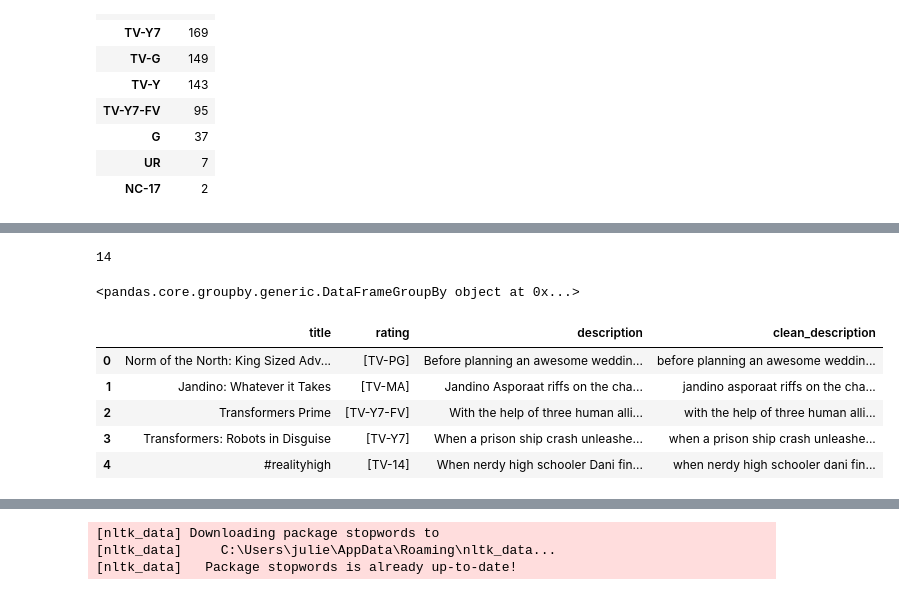
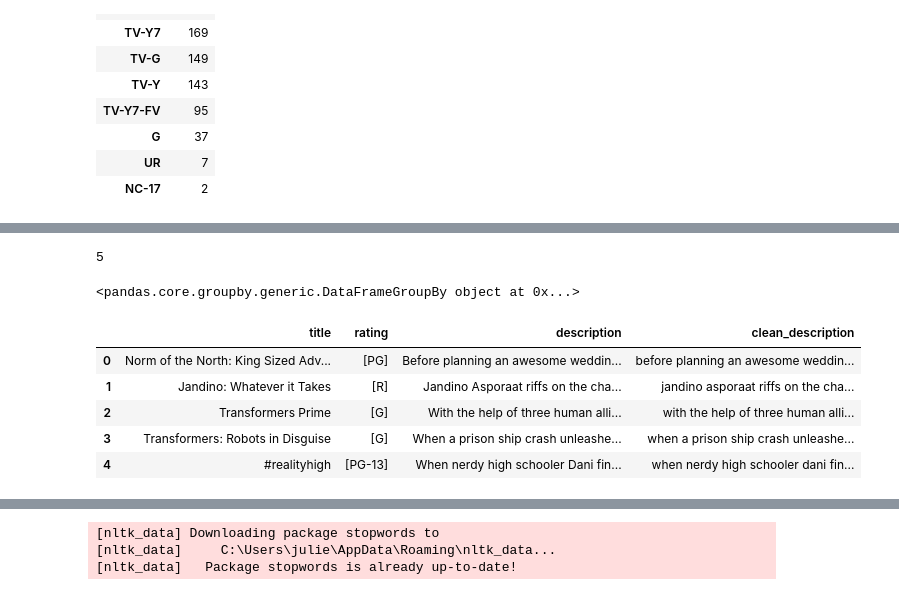
Before and after one commit to HaifaNajdawi/The_big_chill, a Jupyter notebook: static/data/Description Rating_model.ipynb, the cells around one changed output, grey strips where cells are left out. Drawn from its saved outputs; the diff is of its cells as text; code cells hidden in the pictures.

```diff
--- a/static/data/Description Rating_model.ipynb
+++ b/static/data/Description Rating_model.ipynb
@@ -48,3 +48,7 @@ ratings_df
 | G | 37 |
 | UR | 7 |
 | NC-17 | 2 |
+# %%
+# NR and UR are essentially null data -- there is no rating -- so drop those records
+rated_movies_list = movies_list.drop(movies_list[(movies_list['rating'] == 'NR') | (movies_list['rating'] == 'UR')].index)
+rated_movies_list
@@ -51,6 +69,15 @@ ratings_df
+# %%
+# Consolidate ratings to eliminate close matches and improve predictive model
+rated_movies_list.replace(regex={'TV-MA': 'R'}, inplace=True)
+rated_movies_list.replace(to_replace ="TV-14",
+                 value ="PG-13", inplace=True)
+rated_movies_list.replace(to_replace =["TV-Y7","TV-G","TV-Y","TV-Y7-FV"],
+                 value ="G", inplace=True)
+rated_movies_list.replace(to_replace ="TV-PG",
+                 value ="PG", inplace=True)
 # %%
-movies_list["rating"] = movies_list["rating"].str.split('\s*,\s*')
-movies_list["rating"].explode().nunique()
+rated_movies_list["rating"] = rated_movies_list["rating"].str.split('\s*,\s*')
+rated_movies_list["rating"].explode().nunique()
 # %% [output]
-14
+5
 # %%
@@ -61,27 +88,27 @@ grouped
 # %%
 # function for text cleaning
 def clean_text(text):
     # remove backslash-apostrophe
     text = re.sub("\'", "", text)
     # remove everything except alphabets
     text = re.sub("[^a-zA-Z]"," ",text)
     # remove whitespaces
     text = ' '.join(text.split())
     # convert text to lowercase
     text = text.lower()
 
     return text
 
 
-movies_list['clean_description'] = movies_list['description'].apply(lambda x: clean_text(x))
-movies_list.head()
+rated_movies_list['clean_description'] = rated_movies_list['description'].apply(lambda x: clean_text(x))
+rated_movies_list.head()
 # %% [output]
 |  | title | rating | description | clean_description |
-| 0 | Norm of the North: King Sized Adv... | [TV-PG] | Before planning an awesome weddin... | before planning an awesome weddin... |
-| 1 | Jandino: Whatever it Takes | [TV-MA] | Jandino Asporaat riffs on the cha... | jandino asporaat riffs on the cha... |
-| 2 | Transformers Prime | [TV-Y7-FV] | With the help of three human alli... | with the help of three human alli... |
-| 3 | Transformers: Robots in Disguise | [TV-Y7] | When a prison ship crash unleashe... | when a prison ship crash unleashe... |
-| 4 | #realityhigh | [TV-14] | When nerdy high schooler Dani fin... | when nerdy high schooler dani fin... |
+| 0 | Norm of the North: King Sized Adv... | [PG] | Before planning an awesome weddin... | before planning an awesome weddin... |
+| 1 | Jandino: Whatever it Takes | [R] | Jandino Asporaat riffs on the cha... | jandino asporaat riffs on the cha... |
+| 2 | Transformers Prime | [G] | With the help of three human alli... | with the help of three human alli... |
+| 3 | Transformers: Robots in Disguise | [G] | When a prison ship crash unleashe... | when a prison ship crash unleashe... |
+| 4 | #realityhigh | [PG-13] | When nerdy high schooler Dani fin... | when nerdy high schooler dani fin... |
 # %%
 def freq_words(x, terms = 30):
   all_words = ' '.join([text for text in x])
```
Also changed, not shown: parts of 13 cells of this notebook, 1 other file.
